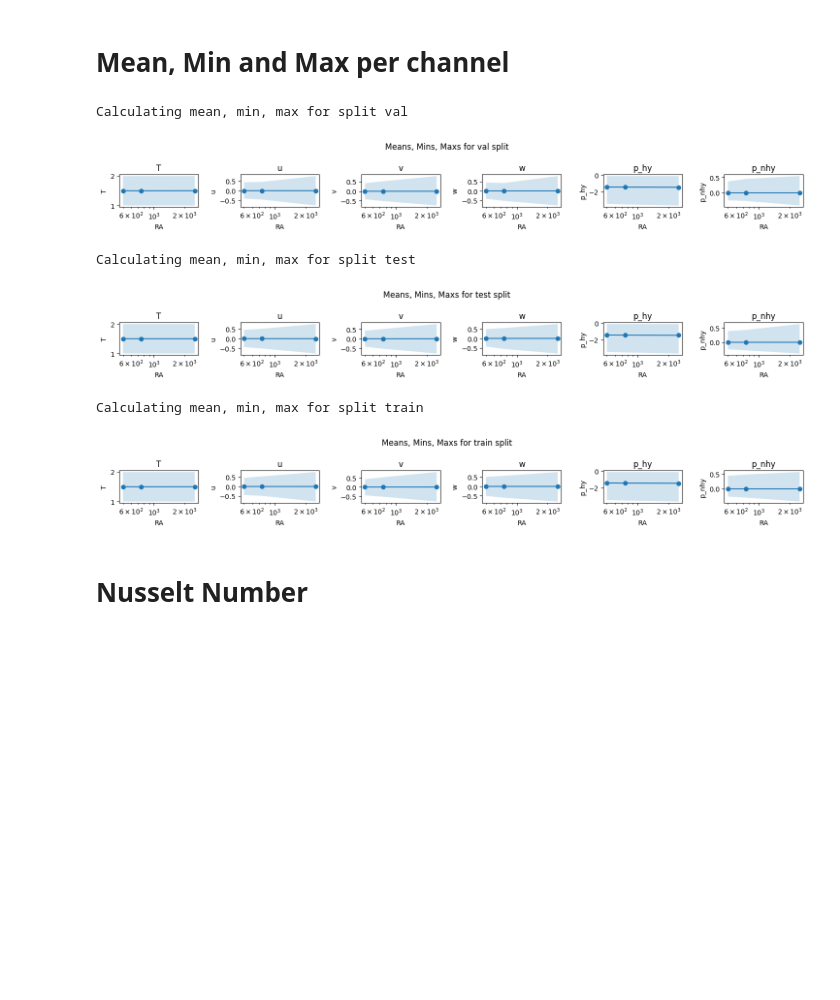
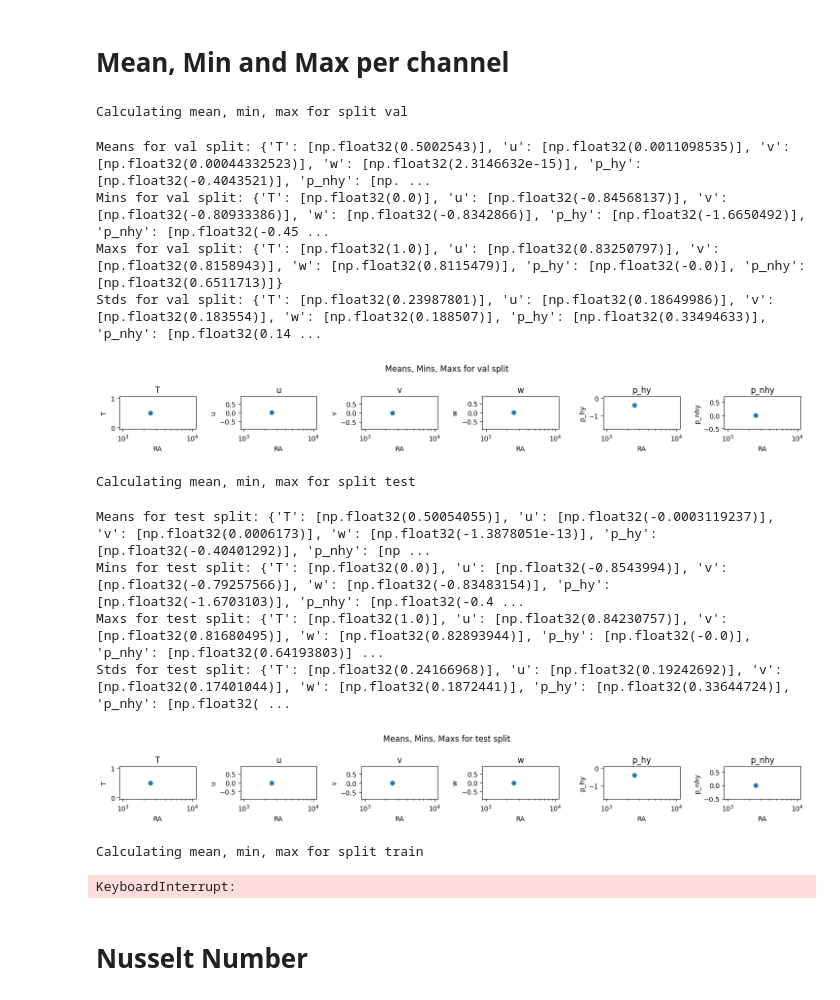
Before and after one commit to tmarkmann/RBC-PINN-Surrogate, a Jupyter notebook: notebooks/tm-2-3D-data.ipynb, the cells around one changed output. Saved outputs shown, nothing was run; the diff lists cells and outputs as text; code cells hidden in the pictures; blank space fills up the shorter version.

```diff
--- a/notebooks/tm-2-3D-data.ipynb
+++ b/notebooks/tm-2-3D-data.ipynb
@@ -64,17 +78,18 @@ KeyboardInterrupt:
 # %% [markdown]
 # Mean, Min and Max per channel
 # %%
-def mmm(file, path):
+def mmms(file, path):
     episodes = file.attrs["episodes"]
 
     channels = ["T", "u", "v", "w", "p_hy", "p_nhy"]
-    means, mins, maxs = {}, {}, {}
+    means, mins, maxs, stds = {}, {}, {}, {}
     for name in channels:
         means[name] = []
         mins[name] = []
         maxs[name] = []
+        stds[name] = []
 
-    for episode in range(episodes):
+    for episode in tqdm(range(episodes)):
         # print mean, min, max per channel
         states = np.array(file[f"states{episode}"])
 
@@ -82,52 +97,69 @@ def mmm(file, path):
             means[name].append(states[:, ch, :, :].mean())
             mins[name].append(states[:, ch, :, :].min())
             maxs[name].append(states[:, ch, :, :].max())
+            stds[name].append(states[:, ch, :, :].std())
 
     means = {k: np.mean(v) for k, v in means.items()}
     mins = {k: np.min(v) for k, v in mins.items()}
     maxs = {k: np.max(v) for k, v in maxs.items()}
-    return means, mins, maxs
+    stds = {k: np.mean(v) for k, v in stds.items()}
+    return means, mins, maxs, stds
 
 
 for split in splits:
     print(f"Calculating mean, min, max for split {split}")
     channels = ["T", "u", "v", "w", "p_hy", "p_nhy"]
-    means, mins, maxs = {}, {}, {}
+    means, mins, maxs, stds = {}, {}, {}, {}
     for name in channels:
         means[name] = []
         mins[name] = []
         maxs[name] = []
+        stds[name] = []
 
     for ra in ras:
-        path = f"../data/datasets/3D/{split}/ra{ra}.h5"
+        path = f"/vol/cfd/rbc/3D/{split}/ra{ra}.h5"
         with h5py.File(path, "r") as file:
-            mean, min, max = mmm(file, path)
+            mean, min, max, std = mmms(file, path)
             for name in channels:
                 means[name].append(mean[name])
                 mins[name].append(min[name])
                 maxs[name].append(max[name])
+                stds[name].append(std[name])
+
+    print(f"Means for {split} split: {means}")
+    print(f"Mins for {split} split: {mins}")
+    print(f"Maxs for {split} split: {maxs}")
+    print(f"Stds for {split} split: {stds}")
 
     # plot means, mins, maxs
     fig, axs = plt.subplots(1, 6, figsize=(15, 2))
     fig.suptitle(f"Means, Mins, Maxs for {split} split")
     for i, name in enumerate(channels):
         axs[i].plot(ras, means[name], label="Mean", marker="o")
         axs[i].fill_between(
             ras, mins[name], maxs[name], alpha=0.2, label="Min-Max Range"
         )
         axs[i].set_title(name)
         axs[i].set_xlabel("RA")
         axs[i].set_ylabel(name)
         axs[i].set_xscale("log")
     plt.tight_layout()
     plt.show()
 # %% [output]
 Calculating mean, min, max for split val
+Means for val split: {'T': [np.float32(0.5002543)], 'u': [np.float32(0.0011098535)], 'v': [np.float32(0.00044332523)], 'w': [np.float32(2.3146632e-15)], 'p_hy': [np.float32(-0.4043521)], 'p_nhy': [np. ...
+Mins for val split: {'T': [np.float32(0.0)], 'u': [np.float32(-0.84568137)], 'v': [np.float32(-0.80933386)], 'w': [np.float32(-0.8342866)], 'p_hy': [np.float32(-1.6650492)], 'p_nhy': [np.float32(-0.45 ...
+Maxs for val split: {'T': [np.float32(1.0)], 'u': [np.float32(0.83250797)], 'v': [np.float32(0.8158943)], 'w': [np.float32(0.8115479)], 'p_hy': [np.float32(-0.0)], 'p_nhy': [np.float32(0.6511713)]}
+Stds for val split: {'T': [np.float32(0.23987801)], 'u': [np.float32(0.18649986)], 'v': [np.float32(0.183554)], 'w': [np.float32(0.188507)], 'p_hy': [np.float32(0.33494633)], 'p_nhy': [np.float32(0.14 ...
-[figure, old version]
+[figure, new version]
-Calculating mean, min, max for split test
+Calculating mean, min, max for split test
+Means for test split: {'T': [np.float32(0.50054055)], 'u': [np.float32(-0.0003119237)], 'v': [np.float32(0.0006173)], 'w': [np.float32(-1.3878051e-13)], 'p_hy': [np.float32(-0.40401292)], 'p_nhy': [np ...
+Mins for test split: {'T': [np.float32(0.0)], 'u': [np.float32(-0.8543994)], 'v': [np.float32(-0.79257566)], 'w': [np.float32(-0.83483154)], 'p_hy': [np.float32(-1.6703103)], 'p_nhy': [np.float32(-0.4 ...
+Maxs for test split: {'T': [np.float32(1.0)], 'u': [np.float32(0.84230757)], 'v': [np.float32(0.81680495)], 'w': [np.float32(0.82893944)], 'p_hy': [np.float32(-0.0)], 'p_nhy': [np.float32(0.64193803)] ...
+Stds for test split: {'T': [np.float32(0.24166968)], 'u': [np.float32(0.19242692)], 'v': [np.float32(0.17401044)], 'w': [np.float32(0.1872441)], 'p_hy': [np.float32(0.33644724)], 'p_nhy': [np.float32( ...
-[figure, old version]
+[figure, new version]
-Calculating mean, min, max for split train
-[figure, removed]
+Calculating mean, min, max for split train
+KeyboardInterrupt:
 # %% [markdown]
 # Nusselt Number
 # %%
```
Also changed, not shown: parts of 3 cells of this notebook, 16 other files.
